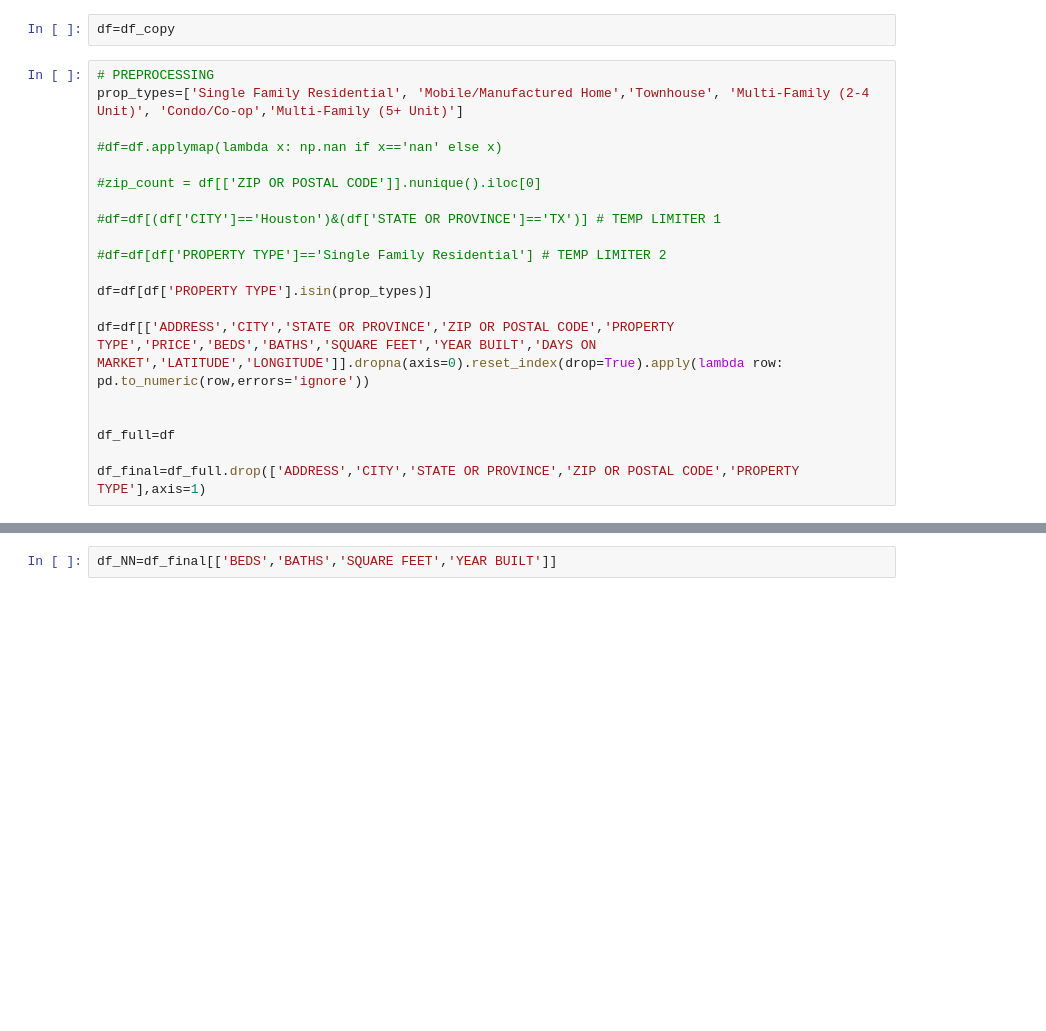
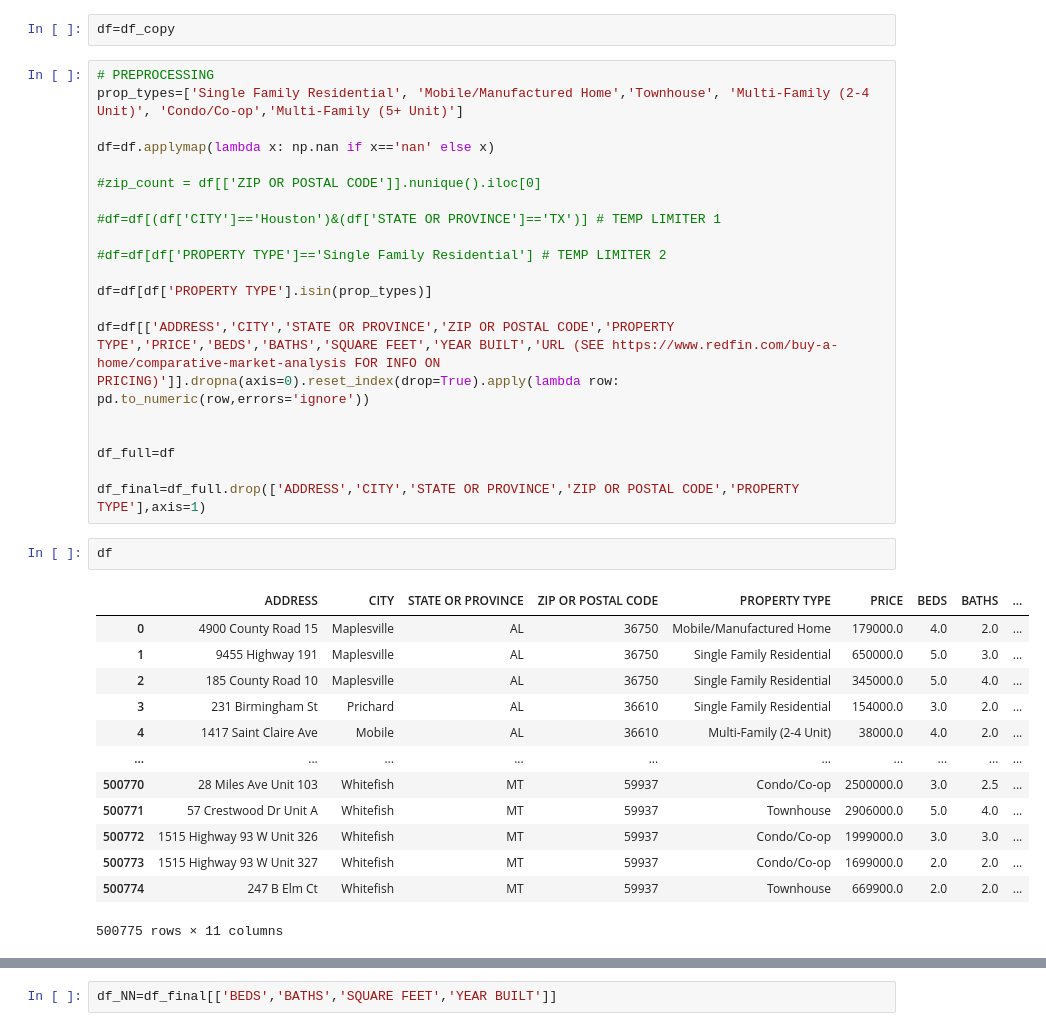
Before and after one commit to clearboxco/FYH-model, a Jupyter notebook: ML_tests_4_recs.ipynb, the cells around one changed output, grey strips where cells are left out. Drawn from its saved outputs; the diff is of its cells as text; blank space fills up the shorter version.

```diff
--- a/ML_tests_4_recs.ipynb
+++ b/ML_tests_4_recs.ipynb
@@ -192,7 +192,7 @@ df=df_copy
 # PREPROCESSING
 prop_types=['Single Family Residential', 'Mobile/Manufactured Home','Townhouse', 'Multi-Family (2-4 Unit)', 'Condo/Co-op','Multi-Family (5+ Unit)']
 
-#df=df.applymap(lambda x: np.nan if x=='nan' else x)
+df=df.applymap(lambda x: np.nan if x=='nan' else x)
 
 #zip_count = df[['ZIP OR POSTAL CODE']].nunique().iloc[0]
 
@@ -202,10 +202,26 @@ prop_types=['Single Family Residential', 'Mobile/Manufactured Home','Townhouse',
 
 df=df[df['PROPERTY TYPE'].isin(prop_types)]
 
-df=df[['ADDRESS','CITY','STATE OR PROVINCE','ZIP OR POSTAL CODE','PROPERTY TYPE','PRICE','BEDS','BATHS','SQUARE FEET','YEAR BUILT','DAYS ON MARKET','LATITUDE','LONGITUDE']].dropna(axis=0).reset_index(drop=True).apply(lambda row: pd.to_numeric(row,errors='ignore'))
+df=df[['ADDRESS','CITY','STATE OR PROVINCE','ZIP OR POSTAL CODE','PROPERTY TYPE','PRICE','BEDS','BATHS','SQUARE FEET','YEAR BUILT','URL (SEE https://www.redfin.com/buy-a-home/comparative-market-analysis FOR INFO ON PRICING)']].dropna(axis=0).reset_index(drop=True).apply(lambda row: pd.to_numeric(row,errors='ignore'))
 
 
 df_full=df
 
 df_final=df_full.drop(['ADDRESS','CITY','STATE OR PROVINCE','ZIP OR POSTAL CODE','PROPERTY TYPE'],axis=1)
+# %%
+df
+# %% [output]
+|  | ADDRESS | CITY | STATE OR PROVINCE | ZIP OR POSTAL CODE | PROPERTY TYPE | PRICE | BEDS | BATHS | ... |
+| 0 | 4900 County Road 15 | Maplesville | AL | 36750 | Mobile/Manufactured Home | 179000.0 | 4.0 | 2.0 | ... |
+| 1 | 9455 Highway 191 | Maplesville | AL | 36750 | Single Family Residential | 650000.0 | 5.0 | 3.0 | ... |
+| 2 | 185 County Road 10 | Maplesville | AL | 36750 | Single Family Residential | 345000.0 | 5.0 | 4.0 | ... |
+| 3 | 231 Birmingham St | Prichard | AL | 36610 | Single Family Residential | 154000.0 | 3.0 | 2.0 | ... |
+| 4 | 1417 Saint Claire Ave | Mobile | AL | 36610 | Multi-Family (2-4 Unit) | 38000.0 | 4.0 | 2.0 | ... |
+| ... | ... | ... | ... | ... | ... | ... | ... | ... | ... |
+| 500770 | 28 Miles Ave Unit 103 | Whitefish | MT | 59937 | Condo/Co-op | 2500000.0 | 3.0 | 2.5 | ... |
+| 500771 | 57 Crestwood Dr Unit A | Whitefish | MT | 59937 | Townhouse | 2906000.0 | 5.0 | 4.0 | ... |
+| 500772 | 1515 Highway 93 W Unit 326 | Whitefish | MT | 59937 | Condo/Co-op | 1999000.0 | 3.0 | 3.0 | ... |
+| 500773 | 1515 Highway 93 W Unit 327 | Whitefish | MT | 59937 | Condo/Co-op | 1699000.0 | 2.0 | 2.0 | ... |
+| 500774 | 247 B Elm Ct | Whitefish | MT | 59937 | Townhouse | 669900.0 | 2.0 | 2.0 | ... |
+500775 rows × 11 columns
 # %%
```
Also changed, not shown: parts of 1 cell of this notebook, 7 other files.
